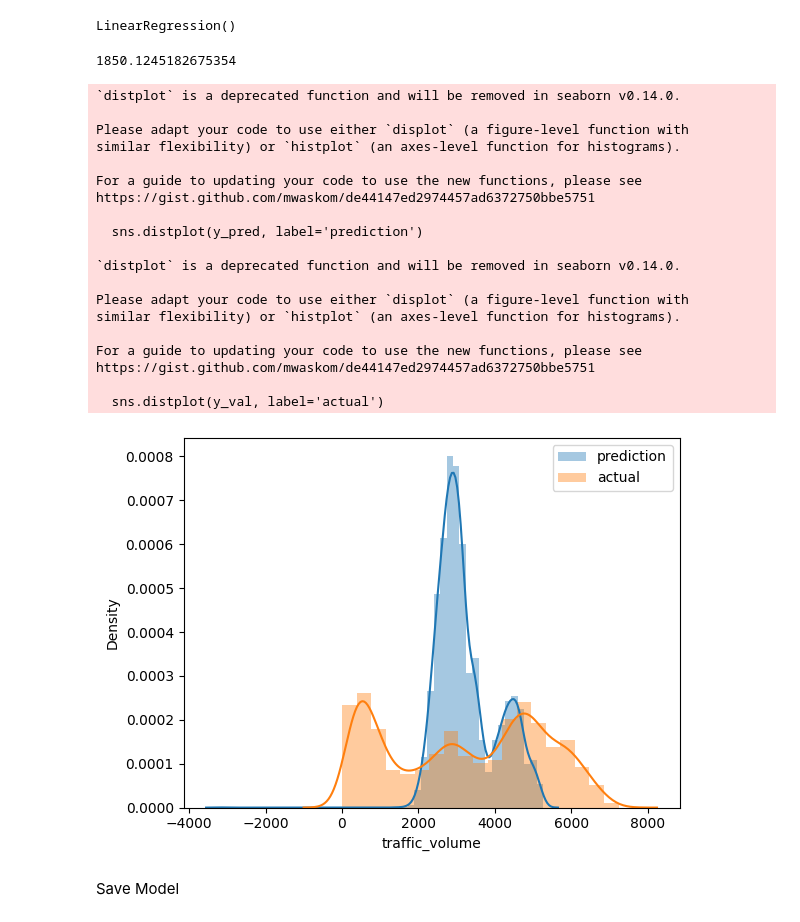
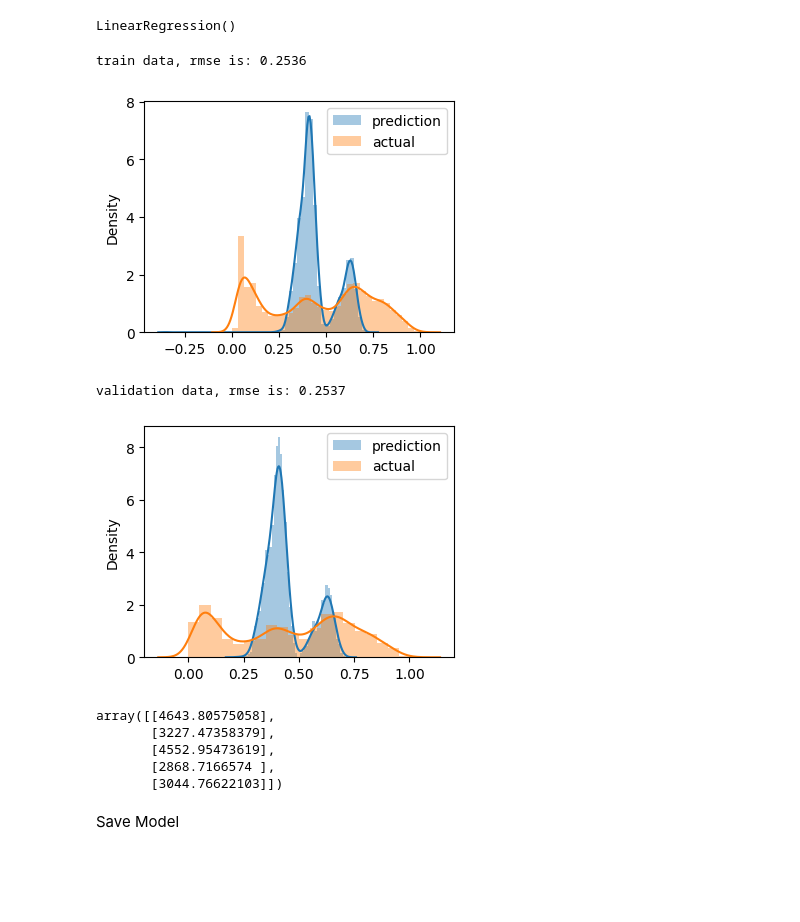
Before and after one commit to AbdallaAbker/mlops, a Jupyter notebook: model-development/traffic_prediction.ipynb, the cells around one changed output. Drawn from its saved outputs; the diff is of its cells as text; code cells hidden in the pictures; blank space fills up the shorter version.

```diff
--- a/model-development/traffic_prediction.ipynb
+++ b/model-development/traffic_prediction.ipynb
@@ -123,47 +220,65 @@ X_test = dv.transform(X_test_dicts)
 # %%
 # Initialize MinMaxScaler
 from sklearn.preprocessing import MaxAbsScaler
-scaler = MaxAbsScaler()
 
-X_train = scaler.fit_transform(X_train)
-X_val = scaler.transform(X_val)
-X_test = scaler.transform(X_test)
+scaler_x = MaxAbsScaler()
+X_train_scaled = scaler_x.fit_transform(X_train)
+X_val_scaled = scaler_x.transform(X_val)
+X_test_scaled = scaler_x.transform(X_test)
+# %%
+scaler_y = MaxAbsScaler()
+
+y_train = y_train.values.reshape(-1, 1) # Reshape y to be a column vector
+y_val = y_val.values.reshape(-1, 1) # Reshape y to be a column vector
+y_test = y_test.values.reshape(-1, 1) # Reshape y to be a column vector
+
+y_train_scaled = scaler_y.fit_transform(y_train)
+y_val_scaled = scaler_y.transform(y_val)
+y_test_scaled = scaler_y.transform(y_test)
 # %%
 lr = LinearRegression()
-lr.fit(X_train,y_train)
+lr.fit(X_train_scaled,y_train_scaled)
 # %% [output]
 LinearRegression()
 # %%
-y_pred = lr.predict(X_val)
-mean_squared_error(y_val, y_pred, squared= False)
+y_pred = lr.predict(X_train_scaled)
+rmse = mean_squared_error(y_train_scaled, y_pred, squared= False)
+print(f"train data, rmse is: {rmse:.4f}")
 # %% [output]
-1850.1245182675354
+train data, rmse is: 0.2536
 # %%
+plt.figure(figsize=(4,3))
 sns.distplot(y_pred, label='prediction')
-sns.distplot(y_val, label='actual')
+sns.distplot(y_train_scaled, label='actual')
 plt.legend()
 plt.show()
 # %% [output]
-`distplot` is a deprecated function and will be removed in seaborn v0.14.0.
-
-Please adapt your code to use either `displot` (a figure-level function with
-similar flexibility) or `histplot` (an axes-level function for histograms).
-
-For a guide to updating your code to use the new functions, please see
-https://gist.github.com/mwaskom/de44147ed2974457ad6372750bbe5751
-
-  sns.distplot(y_pred, label='prediction')
-
-`distplot` is a deprecated function and will be removed in seaborn v0.14.0.
-
-Please adapt your code to use either `displot` (a figure-level function with
-similar flexibility) or `histplot` (an axes-level function for histograms).
-
-For a guide to updating your code to use the new functions, please see
-https://gist.github.com/mwaskom/de44147ed2974457ad6372750bbe5751
-
-  sns.distplot(y_val, label='actual')
-[figure, old version]
+[figure, new version]
+# %%
+y_pred = lr.predict(X_val_scaled)
+rmse = mean_squared_error(y_val_scaled, y_pred, squared= False)
+print(f"validation data, rmse is: {rmse:.4f}")
+# %% [output]
+validation data, rmse is: 0.2537
+# %%
+plt.figure(figsize=(4,3))
+sns.distplot(y_pred, label='prediction')
+sns.distplot(y_val_scaled, label='actual')
+plt.legend()
+plt.show()
+# %% [output]
+[figure, added]
+# %%
+# to retransform the actuall target values
+
+actual_predictions = scaler_y.inverse_transform(y_pred)
+actual_predictions[:5]
+# %% [output]
+array([[4643.80575058],
+       [3227.47358379],
+       [4552.95473619],
+       [2868.7166574 ],
+       [3044.76622103]])
 # %% [markdown]
 Save Model
 # %%
```
Also changed, not shown: parts of 16 cells of this notebook, 12 other files.
